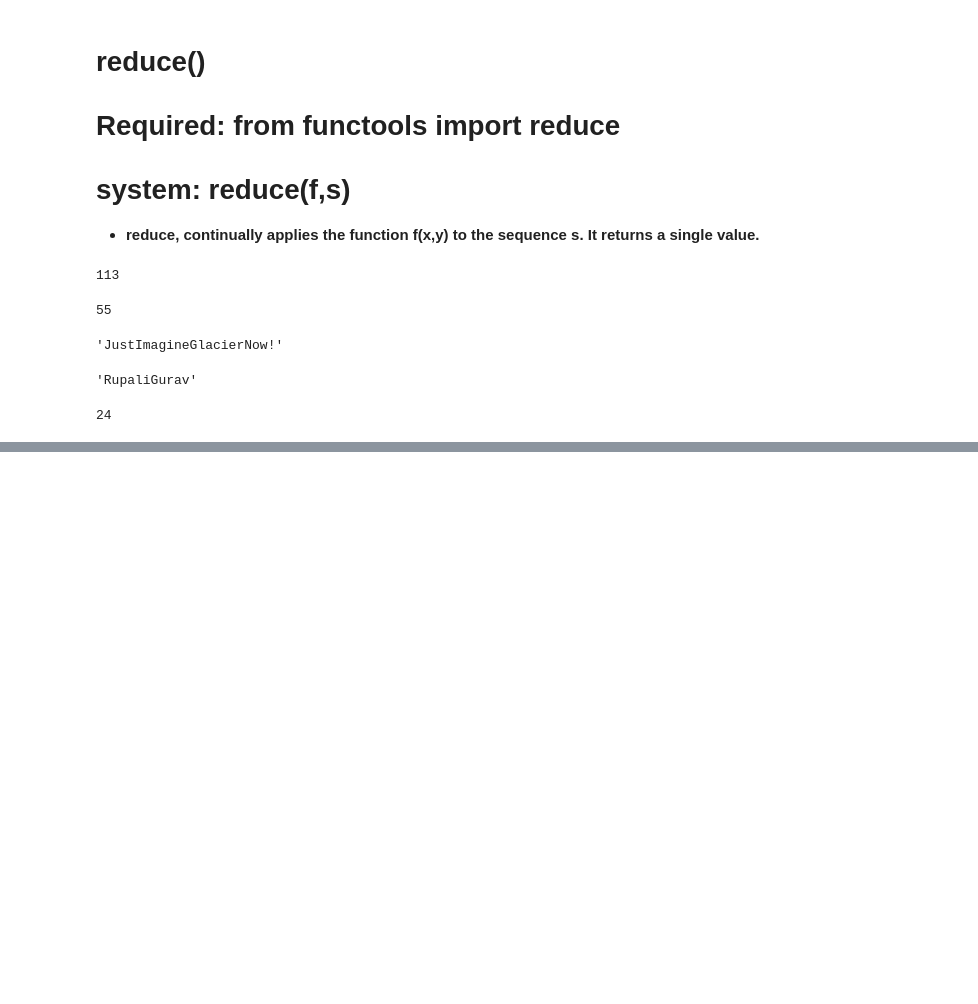
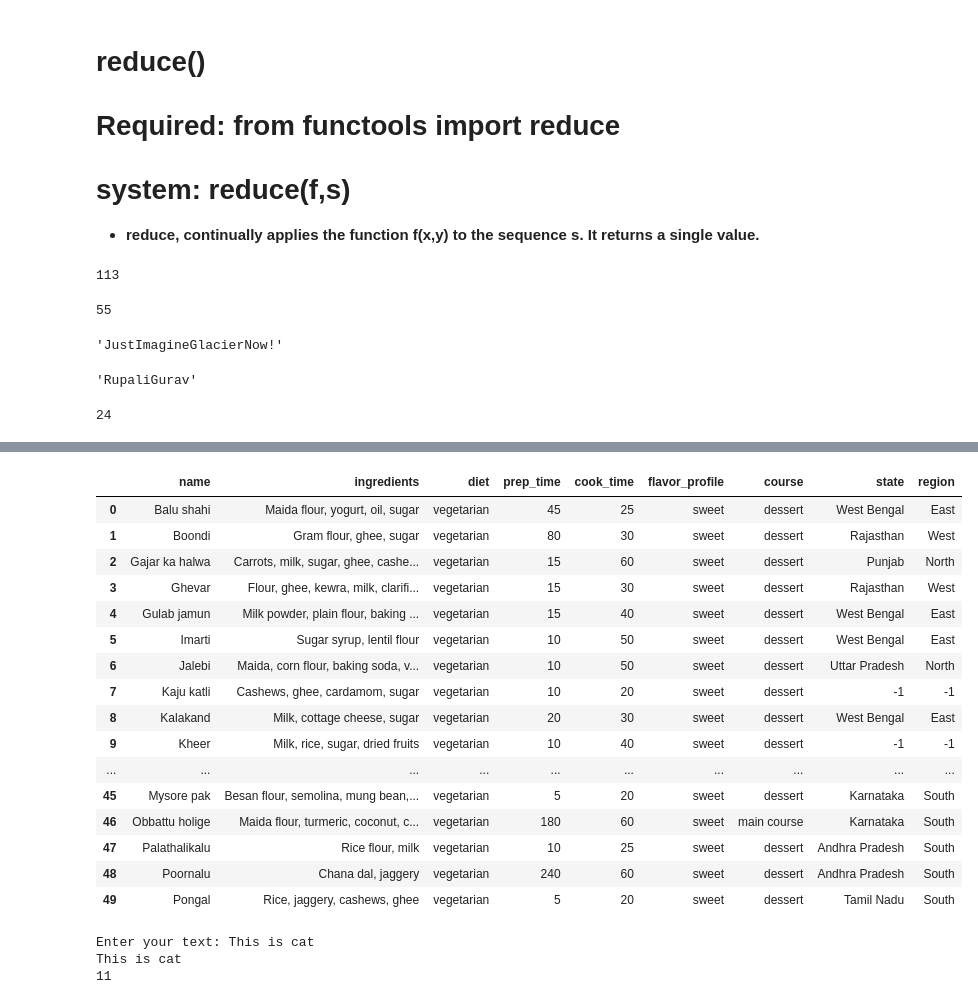
Before and after one commit to sharmaRoushan-Official/Python_06-08PM-8Feb-, a Jupyter notebook: 15.Lambda Functions in python.ipynb, the cells around one changed output, grey strips where cells are left out. Saved outputs shown, nothing was run; the diff lists cells and outputs as text; code cells hidden in the pictures; blank space fills up the shorter version.

```diff
--- a/15.Lambda Functions in python.ipynb
+++ b/15.Lambda Functions in python.ipynb
@@ -470,0 +717,20 @@ print(mystrey(4))
+# %%
+x.head(50)
+# %% [output]
+|  | name | ingredients | diet | prep_time | cook_time | flavor_profile | course | state | region |
+| 0 | Balu shahi | Maida flour, yogurt, oil, sugar | vegetarian | 45 | 25 | sweet | dessert | West Bengal | East |
+| 1 | Boondi | Gram flour, ghee, sugar | vegetarian | 80 | 30 | sweet | dessert | Rajasthan | West |
+| 2 | Gajar ka halwa | Carrots, milk, sugar, ghee, cashe... | vegetarian | 15 | 60 | sweet | dessert | Punjab | North |
+| 3 | Ghevar | Flour, ghee, kewra, milk, clarifi... | vegetarian | 15 | 30 | sweet | dessert | Rajasthan | West |
+| 4 | Gulab jamun | Milk powder, plain flour, baking ... | vegetarian | 15 | 40 | sweet | dessert | West Bengal | East |
+| 5 | Imarti | Sugar syrup, lentil flour | vegetarian | 10 | 50 | sweet | dessert | West Bengal | East |
+| 6 | Jalebi | Maida, corn flour, baking soda, v... | vegetarian | 10 | 50 | sweet | dessert | Uttar Pradesh | North |
+| 7 | Kaju katli | Cashews, ghee, cardamom, sugar | vegetarian | 10 | 20 | sweet | dessert | -1 | -1 |
+| 8 | Kalakand | Milk, cottage cheese, sugar | vegetarian | 20 | 30 | sweet | dessert | West Bengal | East |
+| 9 | Kheer | Milk, rice, sugar, dried fruits | vegetarian | 10 | 40 | sweet | dessert | -1 | -1 |
+| ... | ... | ... | ... | ... | ... | ... | ... | ... | ... |
+| 45 | Mysore pak | Besan flour, semolina, mung bean,... | vegetarian | 5 | 20 | sweet | dessert | Karnataka | South |
+| 46 | Obbattu holige | Maida flour, turmeric, coconut, c... | vegetarian | 180 | 60 | sweet | main course | Karnataka | South |
+| 47 | Palathalikalu | Rice flour, milk | vegetarian | 10 | 25 | sweet | dessert | Andhra Pradesh | South |
+| 48 | Poornalu | Chana dal, jaggery | vegetarian | 240 | 60 | sweet | dessert | Andhra Pradesh | South |
+| 49 | Pongal | Rice, jaggery, cashews, ghee | vegetarian | 5 | 20 | sweet | dessert | Tamil Nadu | South |
@@ -470,0 +745,10 @@ print(mystrey(4))
+# %%
+y=input('Enter your text:')
+
+x1=(lambda x:print(x))(y)
+x1
+print(len(y))
+# %% [output]
+Enter your text: This is cat
+This is cat
+11
```
Also changed, not shown: parts of 32 cells of this notebook, 1 other file.
